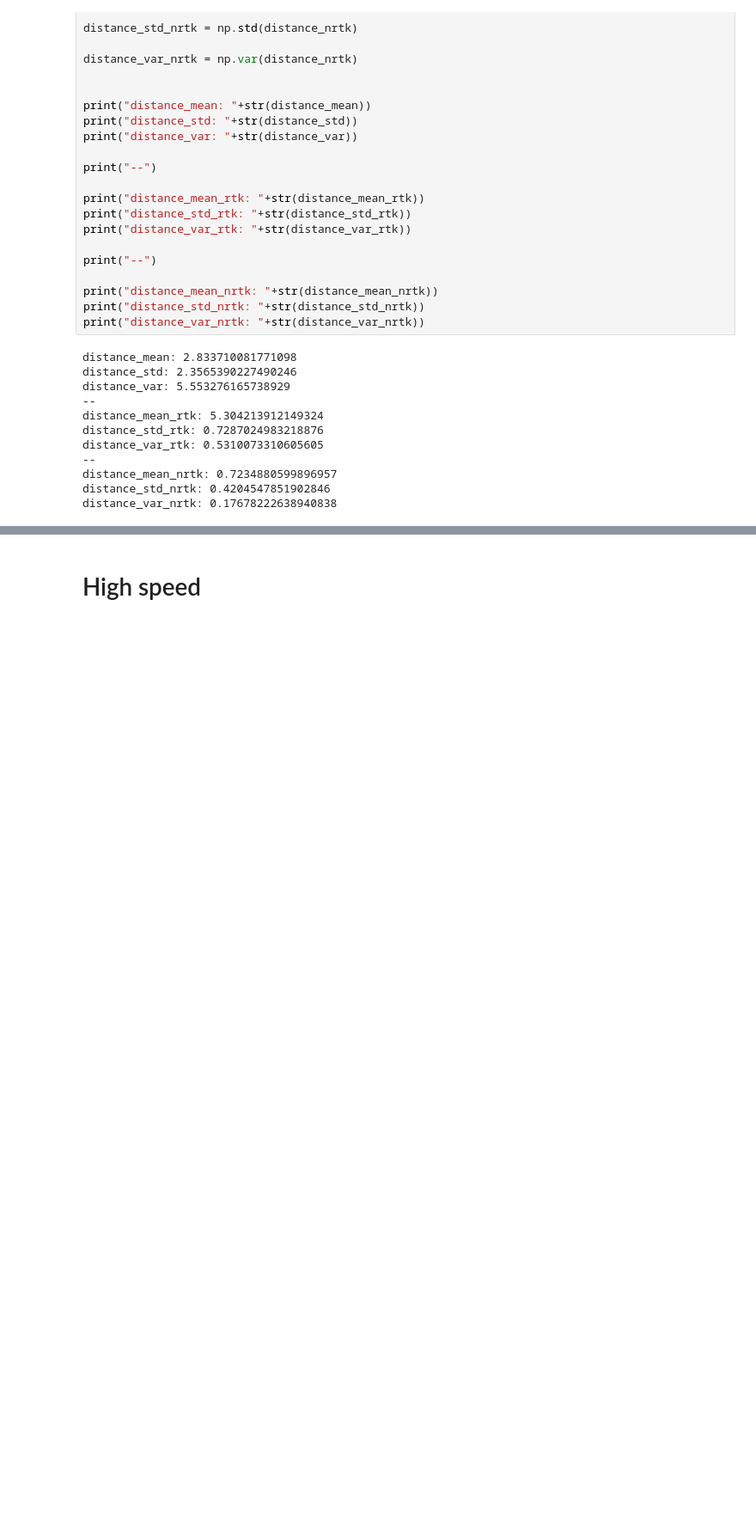
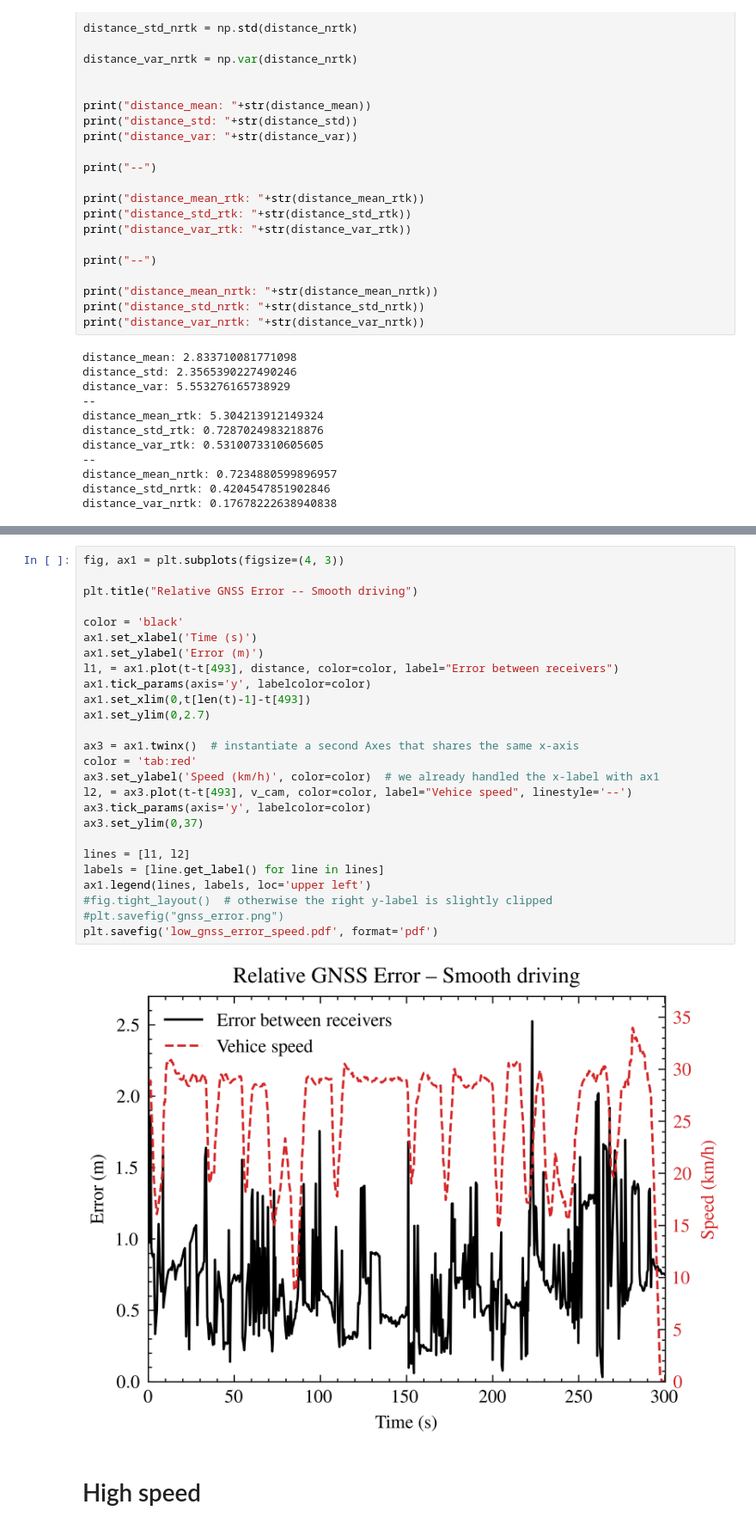
Before and after one commit to LMA-FEM-UNICAMP/vilma_v2x, a Jupyter notebook: vilma_v2x/evaluation/obu_gnss_error.ipynb, the cells around one changed output, grey strips where cells are left out. Shown at 86% size. Cells and saved outputs as stored; diff of their text form; blank space fills up the shorter version.

```diff
--- a/vilma_v2x/evaluation/obu_gnss_error.ipynb
+++ b/vilma_v2x/evaluation/obu_gnss_error.ipynb
@@ -164,3 +174,31 @@ plt.savefig('gnss_error.pdf', format='pdf')
+# %%
+fig, ax1 = plt.subplots(figsize=(4, 3))
+
+plt.title("Relative GNSS Error -- Smooth driving")
+
+color = 'black'
+ax1.set_xlabel('Time (s)')
+ax1.set_ylabel('Error (m)')
+l1, = ax1.plot(t-t[493], distance, color=color, label="Error between receivers")
+ax1.tick_params(axis='y', labelcolor=color)
+ax1.set_xlim(0,t[len(t)-1]-t[493])
+ax1.set_ylim(0,2.7)
+
+ax3 = ax1.twinx()  # instantiate a second Axes that shares the same x-axis
+color = 'tab:red'
+ax3.set_ylabel('Speed (km/h)', color=color)  # we already handled the x-label with ax1
+l2, = ax3.plot(t-t[493], v_cam, color=color, label="Vehice speed", linestyle='--')
+ax3.tick_params(axis='y', labelcolor=color)
+ax3.set_ylim(0,37)
+
+lines = [l1, l2]
+labels = [line.get_label() for line in lines]
+ax1.legend(lines, labels, loc='upper left')
+#fig.tight_layout()  # otherwise the right y-label is slightly clipped
+#plt.savefig("gnss_error.png")
+plt.savefig('low_gnss_error_speed.pdf', format='pdf')
+# %% [output]
+[figure, added]
 # %% [markdown]
 # High speed
 # %%
```
Also changed, not shown: parts of 6 cells of this notebook, 8 other files.
